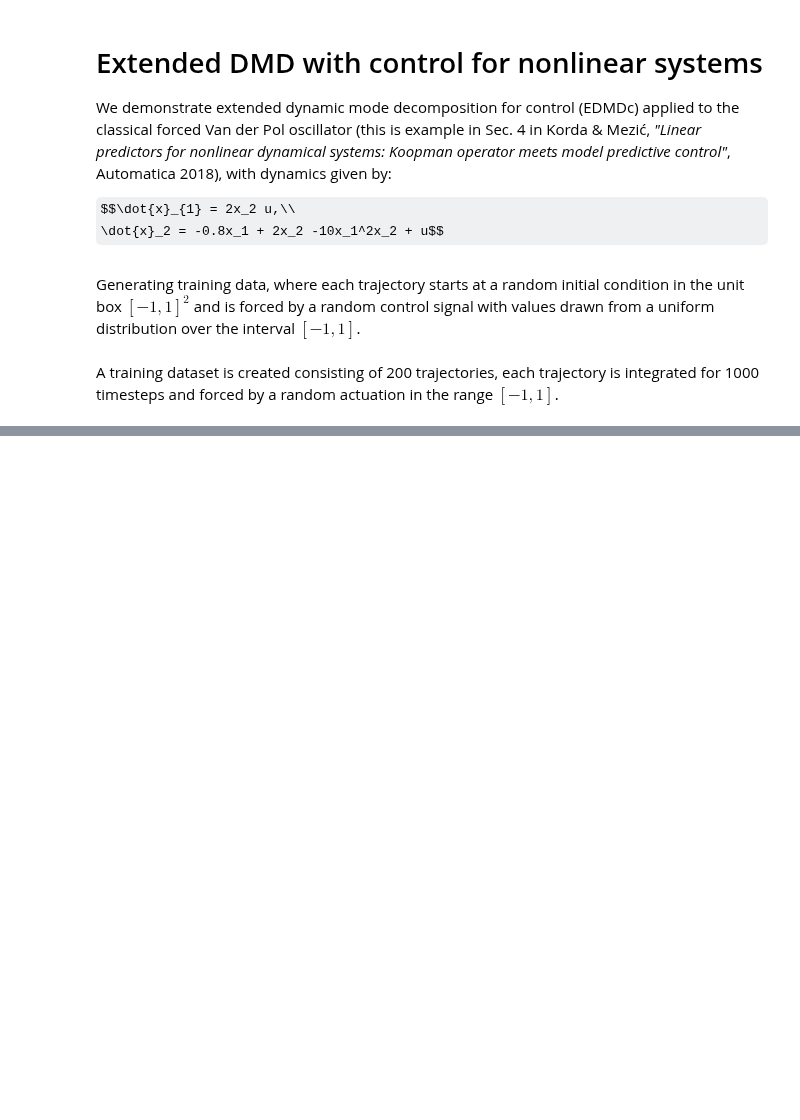
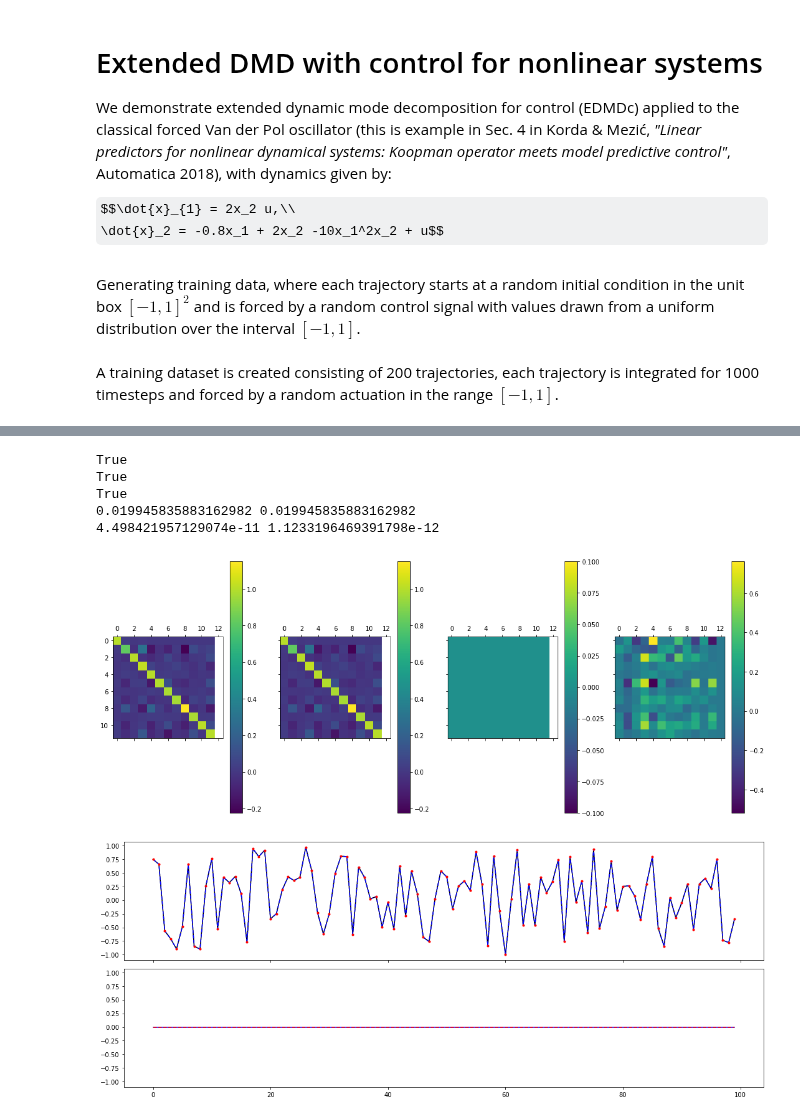
Before and after one commit to dynamicslab/pykoopman, a Jupyter notebook: examples/tutorial_koopman_edmdc.ipynb, the cells around one changed output, grey strips where cells are left out. Saved outputs shown, nothing was run; the diff lists cells and outputs as text; code cells hidden in the pictures; some formulas as TeX source; blank space fills up the shorter version.

```diff
--- a/examples/tutorial_koopman_edmdc.ipynb
+++ b/examples/tutorial_koopman_edmdc.ipynb
@@ -108,10 +130,64 @@ Integrate system
-# %%
-DMDc = pk.DMDc(svd_rank=3)
-
-model = pk.Koopman(regressor=DMDc)
-model.fit(x,C)
-Aest = model.state_transition_matrix
-Best = model.control_matrix
-
-np.allclose(A,Aest)
-np.allclose(B,Best)
+# %%
+Xlift = RBF.transform(X.T)
+Ylift = RBF.transform(Y.T)
+#
+Nlift = Xlift.shape[1]
+W = np.vstack([Ylift.T, X])
+V = np.vstack([Xlift.T, U])
+VVt = V @ V.T
+WVt = W @ V.T
+M = WVt @ np.linalg.pinv(VVt)  # Matrix [A B; C 0]
+Alift = M[0:Nlift, 0:Nlift]
+Blift = M[0:Nlift, Nlift:]
+Clift = M[Nlift:, 0:Nlift]
+
+W = Ylift.T
+V = np.vstack([Xlift.T, U])
+VVt = V @ V.T
+WVt = W @ V.T #Ylift.T @ Xlift
+M = WVt @ np.linalg.pinv(VVt)  # Matrix [A B]
+Alift2 = M[0:Nlift, 0:Nlift]
+Blift2 = M[0:Nlift, Nlift:]
+Clift2 = X @ np.linalg.pinv(Xlift.T)
+#
+print(np.allclose(Alift, Alift2))
+print(np.allclose(Blift, Blift2))
+print(np.allclose(Clift, Clift2))
+# from pykoopman.common.examples import advance_linear_system
+
+# advance_linear_system(x0, u, n, A=Alift, B=Blift, C=Clift)
+xkoop = Clift @ Xlift.T
+xkoop2 = Clift2 @ Xlift.T
+
+# model = pk.Koopman(observables=RBF, regressor=EDMDc)
+# model.fit(x=X, y=Y, u=U)
+fig, axs = plt.subplots(1, 4, sharey=True, sharex=True, tight_layout=True, figsize=(15, 6))
+diffh0 = axs[0].matshow(Alift)
+fig.colorbar(diffh0, ax=axs[0])
+diffh1 = axs[1].matshow(Alift2)
+fig.colorbar(diffh1, ax=axs[1])
+diffh = axs[2].matshow(Alift-Alift2)
+fig.colorbar(diffh, ax=axs[2])
+diffh3 = axs[3].matshow(model.koopman_matrix)
+fig.colorbar(diffh3, ax=axs[3])
+
+print(Alift[1, 10], Alift2[1, 10])
+fig, axs = plt.subplots(2, 1, sharey=True, sharex=True, tight_layout=True, figsize=(15, 6))
+nplot = 100
+nvar = 0
+axs[0].plot(X[nvar,:nplot],'-k')
+axs[0].plot(xkoop[nvar, :nplot], '--b')
+axs[0].plot(xkoop2[nvar, :nplot], '.r')
+
+axs[1].plot(abs(xkoop[nvar, :nplot]-X[nvar,:nplot]), '-b')
+axs[1].plot(abs(xkoop2[nvar, :nplot]-X[nvar,:nplot]), '--r')
+
+print(np.linalg.norm(xkoop-X), np.linalg.norm(xkoop2-X))
+# %% [output]
+True
+True
+True
+0.019945835883162982 0.019945835883162982
+4.498421957129074e-11 1.1233196469391798e-12
+[figure, added]
+[figure, added]
```
Also changed, not shown: parts of 6 cells of this notebook, 3 other files.
